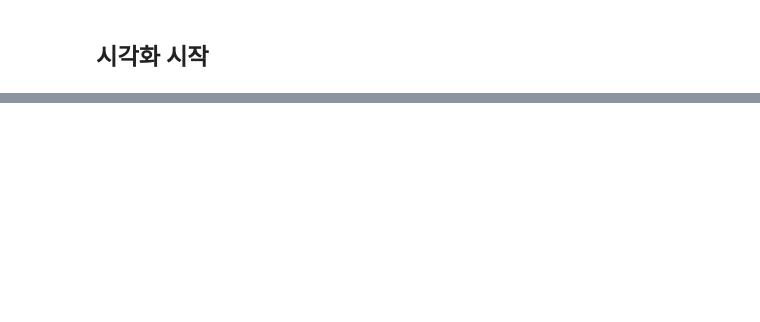
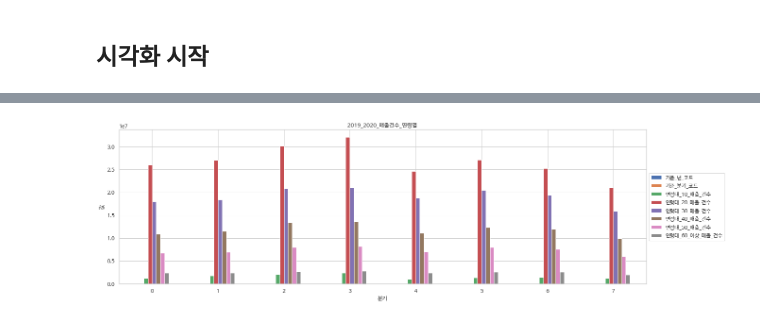
Before and after one commit to cabbi120101/TIL, a Jupyter notebook: ML/2차프로젝트/매출추정하기_1.ipynb, the cells around one changed output, grey strips where cells are left out. Drawn from its saved outputs; the diff is of its cells as text; code cells hidden in the pictures; blank space fills up the shorter version.

```diff
--- a/ML/2차프로젝트/매출추정하기_1.ipynb
+++ b/ML/2차프로젝트/매출추정하기_1.ipynb
@@ -241,0 +244,3 @@ pay_age.head()
+# %%
+pay_age_cou = pd.DataFrame(pay_age_cou).reset_index()
+pay_age_cou.head()
@@ -358,0 +470,12 @@ plt.show()
+# %%
+sns.set_theme(font="NanumBarunGothic",style="whitegrid")
+pay_age_cou.plot.bar(figsize=(20, 6),rot=0)
+plt.title("2019_2020_매출건수_연령별 ")
+plt.xlabel("분기")
+plt.ylabel("값")
+# plt.ylim(0, 7)
+plt.legend(loc='center left', bbox_to_anchor=(1,0.5))
+plt.savefig('/content/data/2019_2020_매출건수_연령별',dpi=100)
+plt.show()
+# %% [output]
+[figure, added]
```
Also changed, not shown: parts of 45 cells of this notebook.
